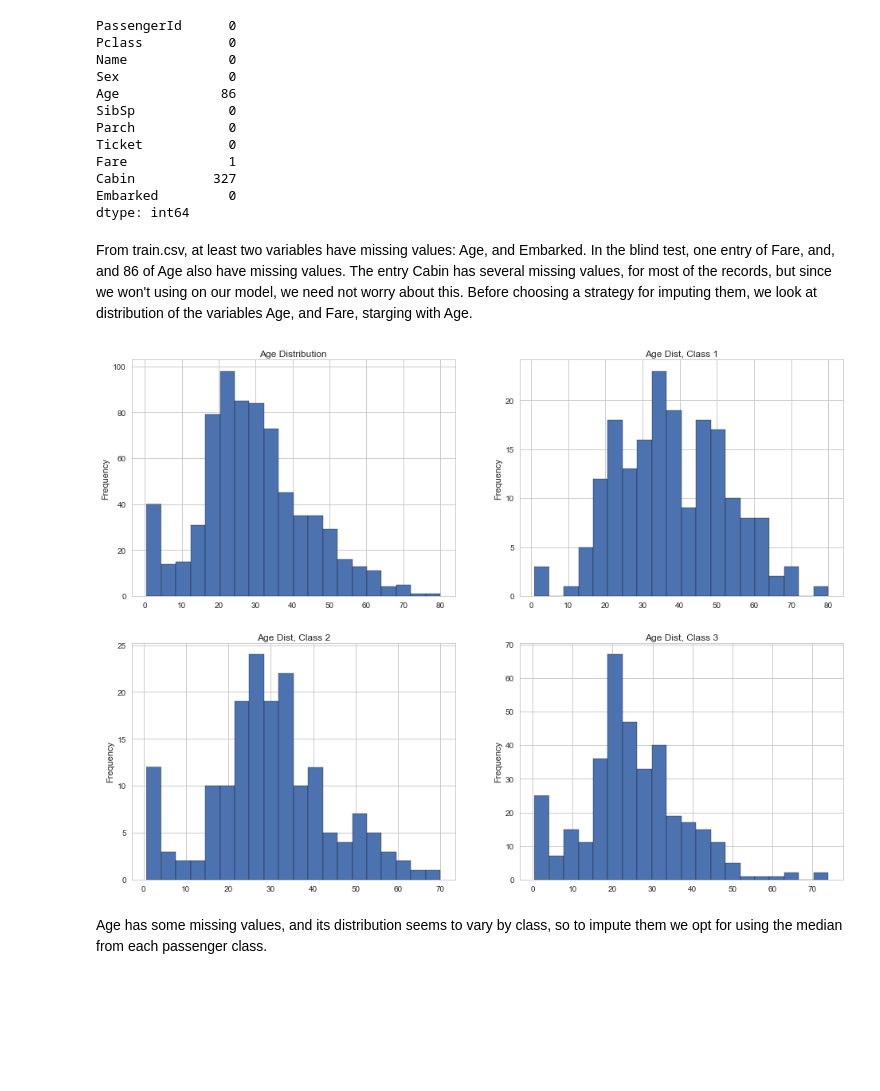
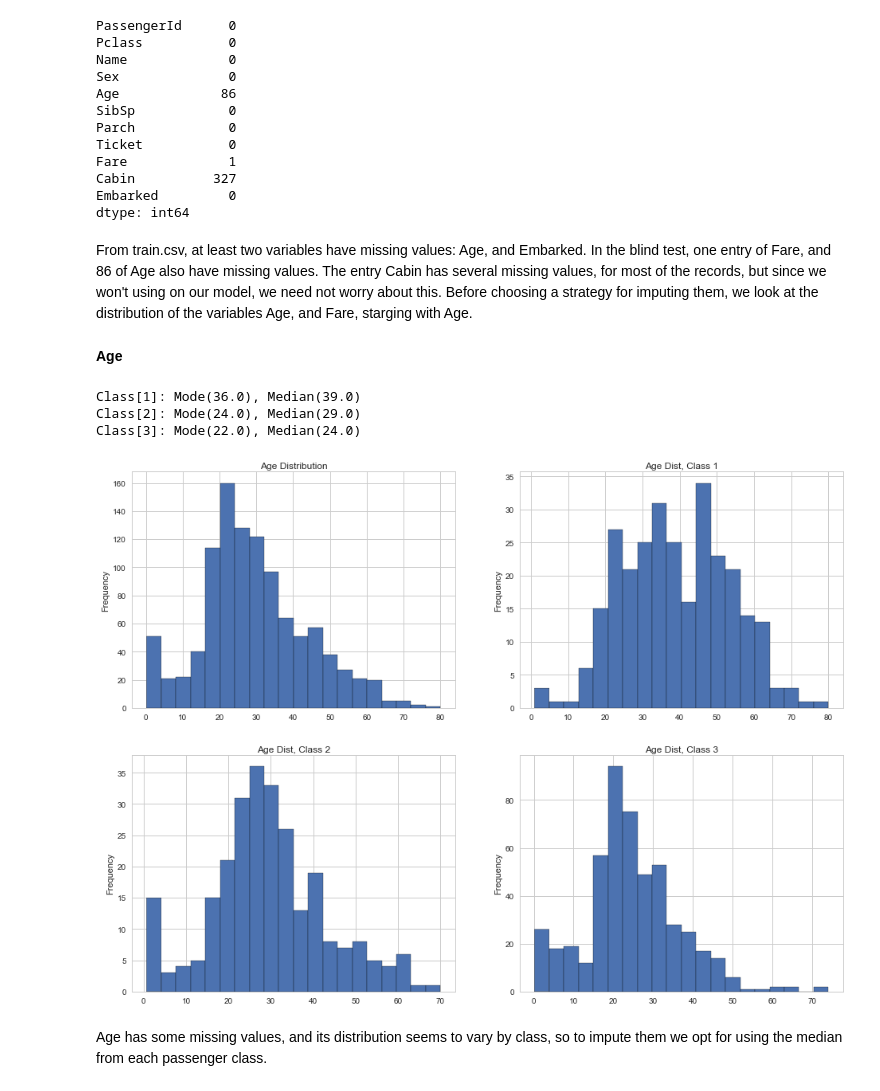
Before and after one commit to guidj/xlab, a Jupyter notebook: lab/kaggle/titanic/titanic.ipynb, the cells around one changed output. Drawn from its saved outputs; the diff is of its cells as text; code cells hidden in the pictures; blank space fills up the shorter version.

```diff
--- a/lab/kaggle/titanic/titanic.ipynb
+++ b/lab/kaggle/titanic/titanic.ipynb
@@ -59,4 +68,5 @@ assess_file = 'test.csv'
 # %%
 source_df = pd.read_csv(train_file, header=0)
 assess_df = pd.read_csv(assess_file, header=0)
+composite_df = pd.concat([source_df, assess_df])
 # %%
@@ -102,20 +112,33 @@ Cabin          327
 Embarked         0
 dtype: int64
 # %% [markdown]
-From train.csv, at least two variables have missing values: Age, and Embarked. In the blind test, one entry of Fare, and, and 86 of Age also have missing values. The entry Cabin has several missing values, for most of the records, but since we won't using on our model, we need not worry about this.
-Before choosing a strategy for imputing them, we look at distribution of the variables Age, and Fare, starging with Age.
+From train.csv, at least two variables have missing values: Age, and Embarked. In the blind test, one entry of Fare, and 86 of Age also have missing values. The entry Cabin has several missing values, for most of the records, but since we won't using on our model, we need not worry about this.
+Before choosing a strategy for imputing them, we look at the distribution of the variables Age, and Fare, starging with Age.
+# %% [markdown]
+**Age**
+# %%
+for key, grp in composite_df.groupby(['Pclass']):
+    print('Class[{}]: Mode({}), Median({})'.format(key, grp.Age.dropna().mode()[0],grp.Age.dropna().median()))
+
+for df in (source_df, assess_df):
+    for key, grp in df.groupby(['Pclass']):
+        df.loc[(df.Age.isnull()) & (df.Pclass == key), 'Age'] = composite_df.loc[composite_df.Pclass == key, 'Age'].dropna().mode()[0]
+# %% [output]
+Class[1]: Mode(36.0), Median(39.0)
+Class[2]: Mode(24.0), Median(29.0)
+Class[3]: Mode(22.0), Median(24.0)
 # %%
 _, axes = plt.subplots(2, 2)
 quadrant = [(0,0),(0,1),(1,0),(1,1)]
 
-p = source_df.Age.plot.hist(stacked=True, bins=20, ax=axes[0,0])
+p = composite_df.Age.plot.hist(stacked=True, bins=20, ax=axes[0,0])
 p.set_title('Age Distribution')
 
-for idx, (key, grp) in enumerate(source_df.groupby(['Pclass'])):
+for idx, (key, grp) in enumerate(composite_df.groupby(['Pclass'])):
     p = grp.Age.plot.hist(stacked=False, bins=20, label=key, ax=axes[quadrant[idx+1][0], quadrant[idx+1][1]])
     p.set_title('Age Dist, Class {0}'.format(key))
 plt.show()
 # %% [output]
-[figure, old version]
+[figure, new version]
 # %% [markdown]
 Age has some missing values, and its distribution seems to vary by class, so to impute them we opt for using the median from each passenger class.
```
Also changed, not shown: parts of 62 cells of this notebook.
